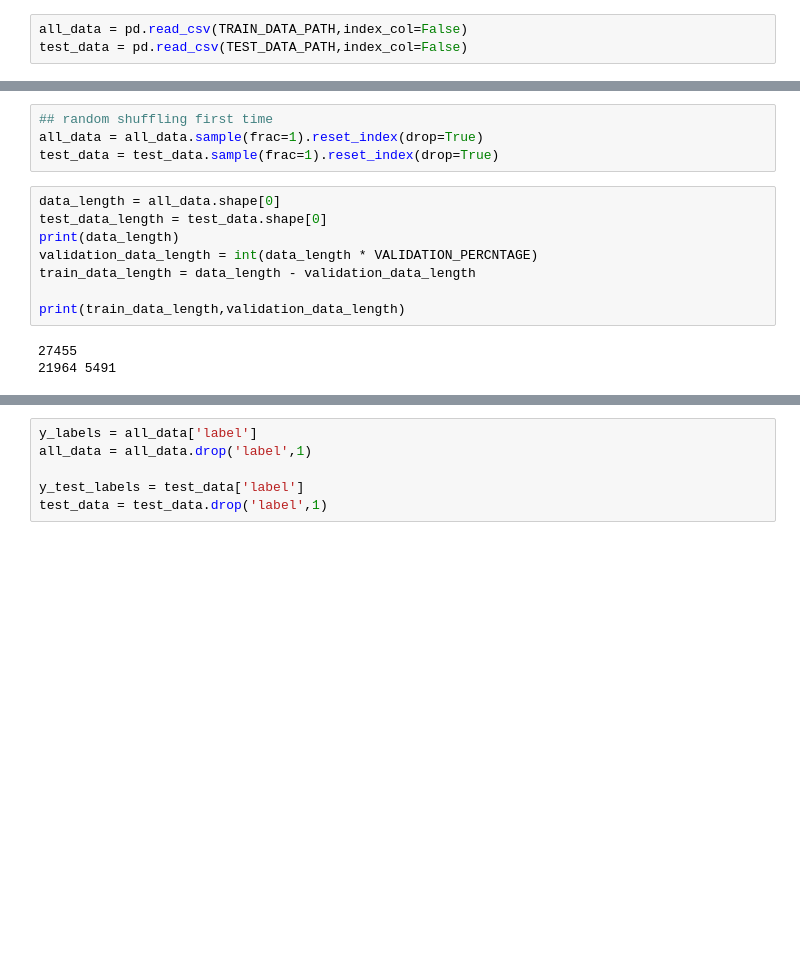
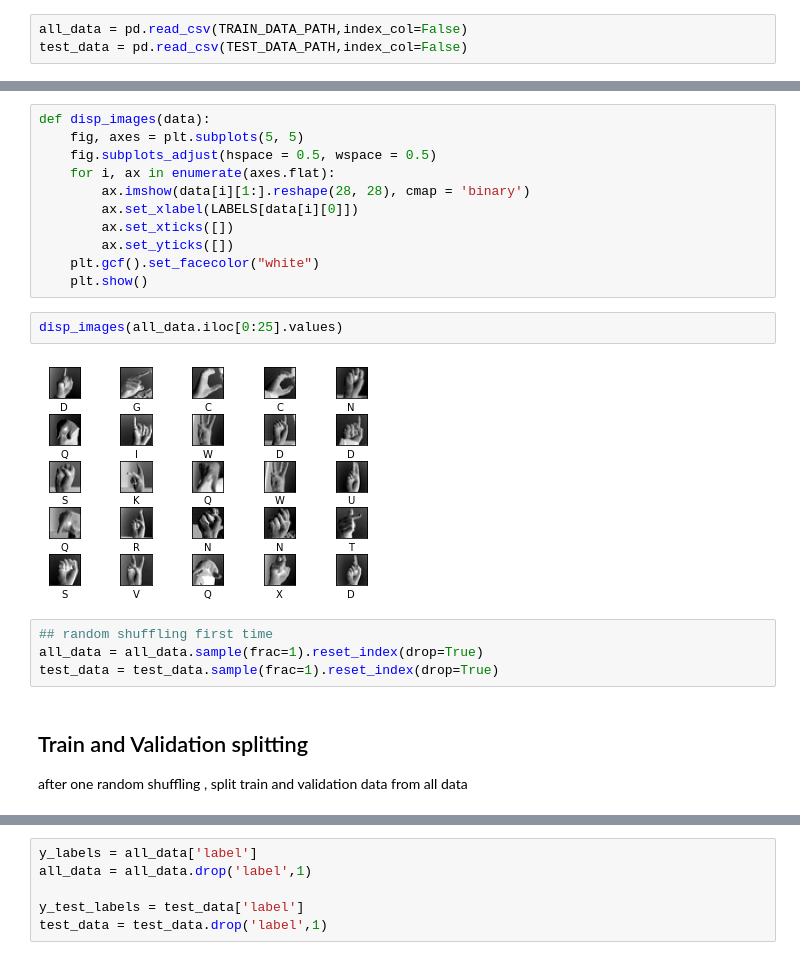
Before and after one commit to mohyfahim/Deep-HW1, a Jupyter notebook: HW1.ipynb, the cells around one changed output, grey strips where cells are left out. Saved outputs shown, nothing was run; the diff lists cells and outputs as text; blank space fills up the shorter version.

```diff
--- a/HW1.ipynb
+++ b/HW1.ipynb
@@ -51,15 +54,23 @@ test_data.head()
+# %%
+def disp_images(data):
+    fig, axes = plt.subplots(5, 5)
+    fig.subplots_adjust(hspace = 0.5, wspace = 0.5)
+    for i, ax in enumerate(axes.flat):
+        ax.imshow(data[i][1:].reshape(28, 28), cmap = 'binary')
+        ax.set_xlabel(LABELS[data[i][0]])
+        ax.set_xticks([])
+        ax.set_yticks([])
+    plt.gcf().set_facecolor("white")
+    plt.show()
+# %%
+disp_images(all_data.iloc[0:25].values)
+# %% [output]
+[figure, added]
 # %%
 ## random shuffling first time
 all_data = all_data.sample(frac=1).reset_index(drop=True)
 test_data = test_data.sample(frac=1).reset_index(drop=True)
-# %%
-data_length = all_data.shape[0]
-test_data_length = test_data.shape[0]
-print(data_length)
-validation_data_length = int(data_length * VALIDATION_PERCNTAGE)
-train_data_length = data_length - validation_data_length
-
-print(train_data_length,validation_data_length)
-# %% [output]
-27455
-21964 5491
+# %% [markdown]
+## Train and Validation splitting
+
+after one random shuffling , split train and validation data from all data
```
Also changed, not shown: parts of 30 cells of this notebook, 3 other files.
